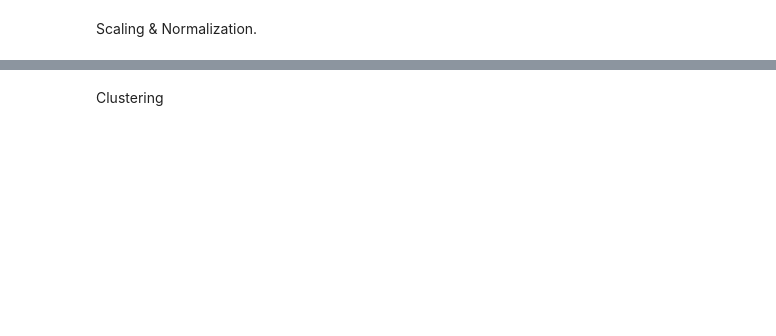
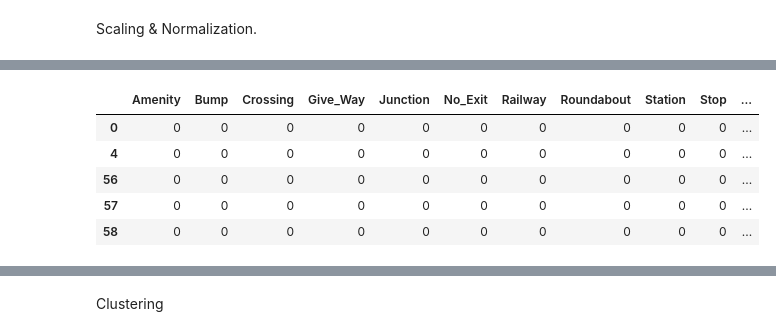
Before and after one commit to aboublini/Data-Analytics-US-Accidents, a Jupyter notebook: Ergasia_analytikis.ipynb, the cells around one changed output, grey strips where cells are left out. Cells and saved outputs as stored; diff of their text form; code cells hidden in the pictures; blank space fills up the shorter version.

```diff
--- a/Ergasia_analytikis.ipynb
+++ b/Ergasia_analytikis.ipynb
@@ -268,0 +283,11 @@ df_scaled.head()
+# %%
+# Convert boolean DataFrame to binary number array
+bool_columns = bool_columns.astype(int)
+bool_columns.head()
+# %% [output]
+|  | Amenity | Bump | Crossing | Give_Way | Junction | No_Exit | Railway | Roundabout | Station | Stop | ... |
+| 0 | 0 | 0 | 0 | 0 | 0 | 0 | 0 | 0 | 0 | 0 | ... |
+| 4 | 0 | 0 | 0 | 0 | 0 | 0 | 0 | 0 | 0 | 0 | ... |
+| 56 | 0 | 0 | 0 | 0 | 0 | 0 | 0 | 0 | 0 | 0 | ... |
+| 57 | 0 | 0 | 0 | 0 | 0 | 0 | 0 | 0 | 0 | 0 | ... |
+| 58 | 0 | 0 | 0 | 0 | 0 | 0 | 0 | 0 | 0 | 0 | ... |
```
Also changed, not shown: parts of 16 cells of this notebook.
